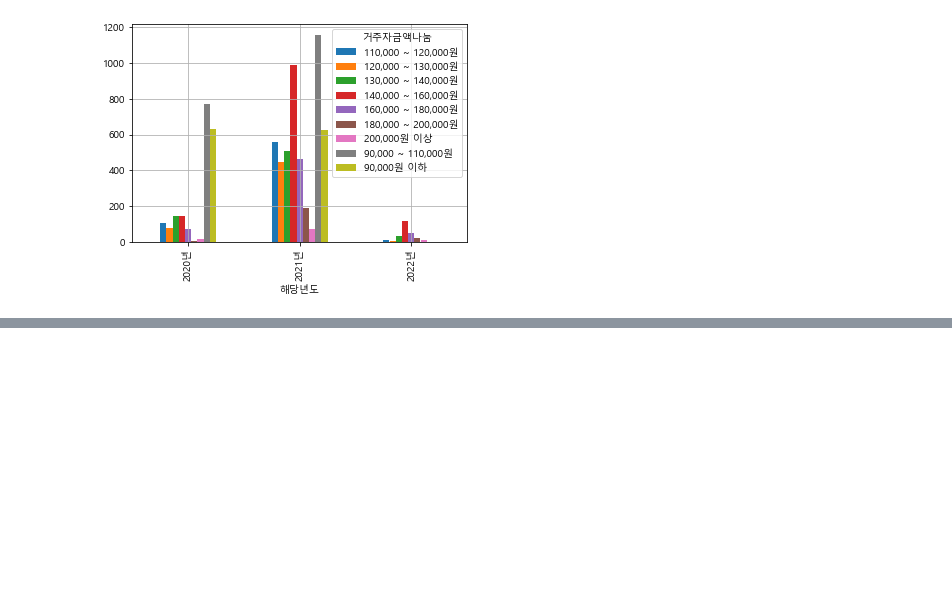
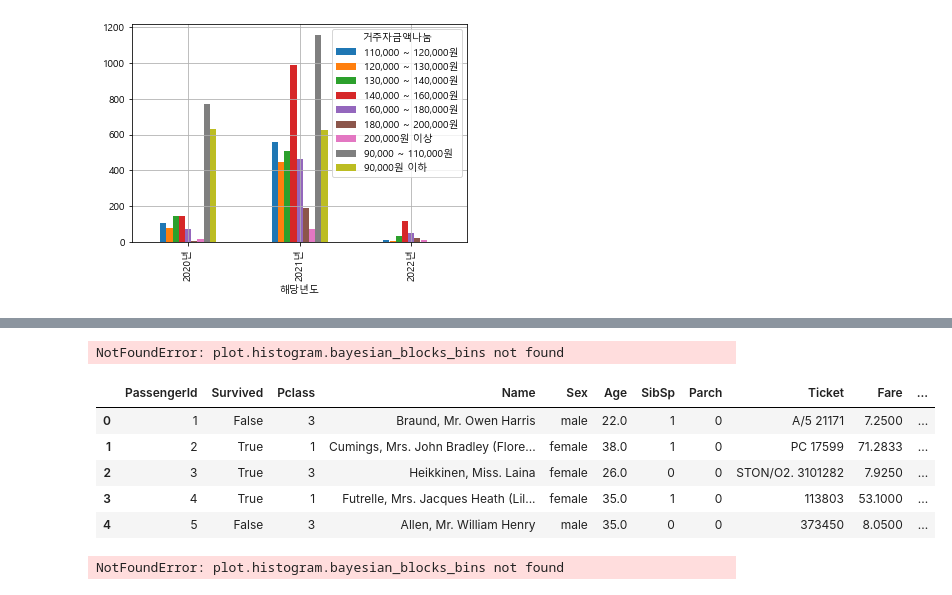
Before and after one commit to minwooking/Next_Ez_Training, a Jupyter notebook: golf16.ipynb, the cells around one changed output, grey strips where cells are left out. Cells and saved outputs as stored; diff of their text form; code cells hidden in the pictures; blank space fills up the shorter version.

Commit message:
Pandas profiling

```diff
--- a/golf16.ipynb
+++ b/golf16.ipynb
@@ -93,0 +257,26 @@ df_cancel.groupby([df_cancel['해당년도'],df_cancel['거주자금액나눔']]
+# %%
+import numpy as np
+import pandas as pd
+import pandas_profiling as pp
+# df = pd.read_csv('/content/sample_data/california_housing_train.csv')
+profile = pp.ProfileReport(df,lazy=False)
+profile
+# %% [output]
+NotFoundError: plot.histogram.bayesian_blocks_bins not found
+# %%
+df = pd.read_csv("https://raw.githubusercontent.com/datasciencedojo/datasets/master/titanic.csv")
+df['Survived'] = df['Survived'].astype(bool)
+df.head()
+# %% [output]
+|  | PassengerId | Survived | Pclass | Name | Sex | Age | SibSp | Parch | Ticket | Fare | ... |
+| 0 | 1 | False | 3 | Braund, Mr. Owen Harris | male | 22.0 | 1 | 0 | A/5 21171 | 7.2500 | ... |
+| 1 | 2 | True | 1 | Cumings, Mrs. John Bradley (Flore... | female | 38.0 | 1 | 0 | PC 17599 | 71.2833 | ... |
+| 2 | 3 | True | 3 | Heikkinen, Miss. Laina | female | 26.0 | 0 | 0 | STON/O2. 3101282 | 7.9250 | ... |
+| 3 | 4 | True | 1 | Futrelle, Mrs. Jacques Heath (Lil... | female | 35.0 | 1 | 0 | 113803 | 53.1000 | ... |
+| 4 | 5 | False | 3 | Allen, Mr. William Henry | male | 35.0 | 0 | 0 | 373450 | 8.0500 | ... |
+# %%
+import pandas_profiling as pp
+report = pp.ProfileReport(df, lazy=False)
+report
+# %% [output]
+NotFoundError: plot.histogram.bayesian_blocks_bins not found
```
Also changed, not shown: parts of 11 cells of this notebook.
